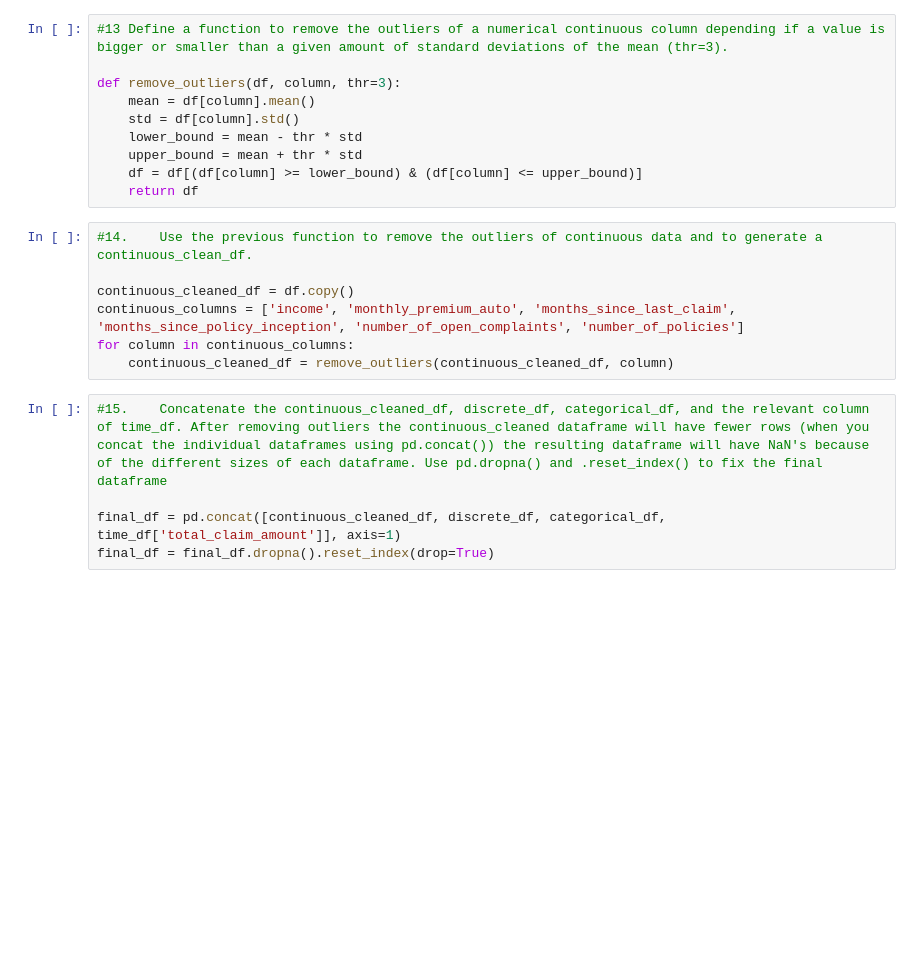
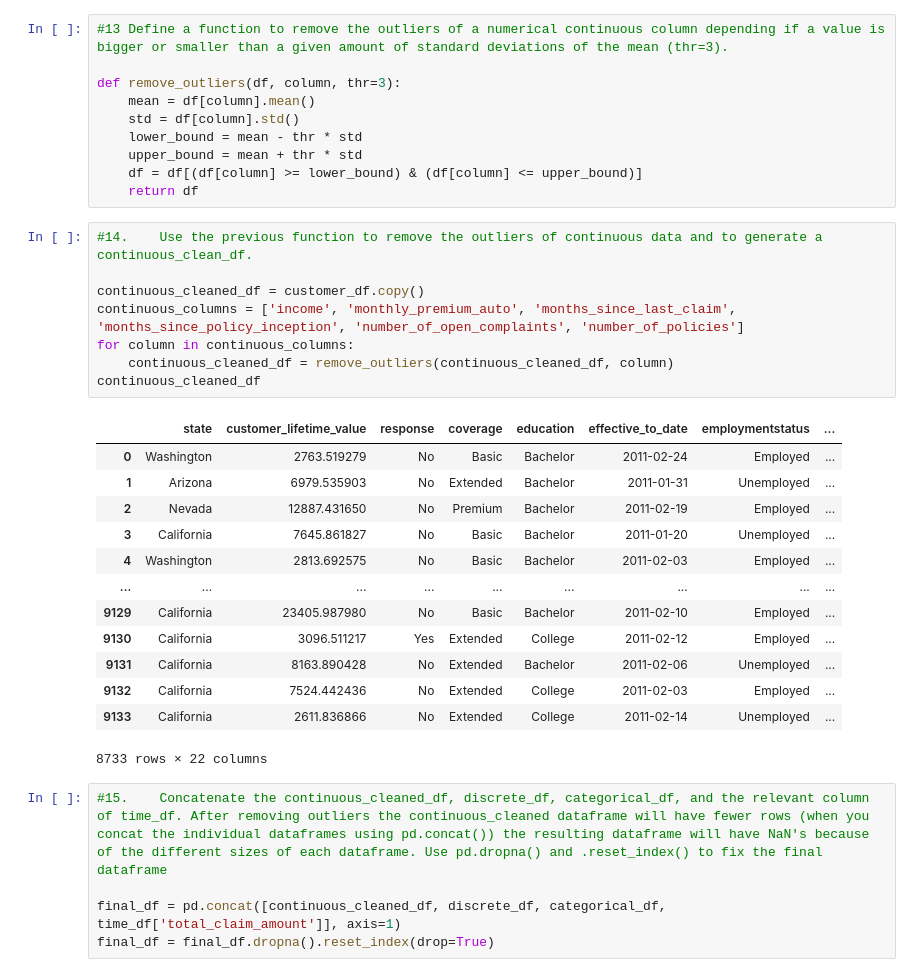
Before and after one commit to IllyaUA/lab-comparing-regression-models, a Jupyter notebook: L4_3_Comparing regression models.ipynb, the cells around one changed output. Saved outputs shown, nothing was run; the diff lists cells and outputs as text; blank space fills up the shorter version.

```diff
--- a/L4_3_Comparing regression models.ipynb
+++ b/L4_3_Comparing regression models.ipynb
@@ -761,10 +694,25 @@ def remove_outliers(df, column, thr=3):
 # %%
 #14.	Use the previous function to remove the outliers of continuous data and to generate a continuous_clean_df.
 
-continuous_cleaned_df = df.copy()
+continuous_cleaned_df = customer_df.copy()
 continuous_columns = ['income', 'monthly_premium_auto', 'months_since_last_claim', 'months_since_policy_inception', 'number_of_open_complaints', 'number_of_policies']
 for column in continuous_columns:
     continuous_cleaned_df = remove_outliers(continuous_cleaned_df, column)
+continuous_cleaned_df
+# %% [output]
+|  | state | customer_lifetime_value | response | coverage | education | effective_to_date | employmentstatus | ... |
+| 0 | Washington | 2763.519279 | No | Basic | Bachelor | 2011-02-24 | Employed | ... |
+| 1 | Arizona | 6979.535903 | No | Extended | Bachelor | 2011-01-31 | Unemployed | ... |
+| 2 | Nevada | 12887.431650 | No | Premium | Bachelor | 2011-02-19 | Employed | ... |
+| 3 | California | 7645.861827 | No | Basic | Bachelor | 2011-01-20 | Unemployed | ... |
+| 4 | Washington | 2813.692575 | No | Basic | Bachelor | 2011-02-03 | Employed | ... |
+| ... | ... | ... | ... | ... | ... | ... | ... | ... |
+| 9129 | California | 23405.987980 | No | Basic | Bachelor | 2011-02-10 | Employed | ... |
+| 9130 | California | 3096.511217 | Yes | Extended | College | 2011-02-12 | Employed | ... |
+| 9131 | California | 8163.890428 | No | Extended | Bachelor | 2011-02-06 | Unemployed | ... |
+| 9132 | California | 7524.442436 | No | Extended | College | 2011-02-03 | Employed | ... |
+| 9133 | California | 2611.836866 | No | Extended | College | 2011-02-14 | Unemployed | ... |
+8733 rows × 22 columns
 # %%
 #15.	Concatenate the continuous_cleaned_df, discrete_df, categorical_df, and the relevant column of time_df. After removing outliers the continuous_cleaned dataframe will have fewer rows (when you concat the individual dataframes using pd.concat()) the resulting dataframe will have NaN's because of the different sizes of each dataframe. Use pd.dropna() and .reset_index() to fix the final dataframe
 
```
Also changed, not shown: parts of 18 cells of this notebook.
